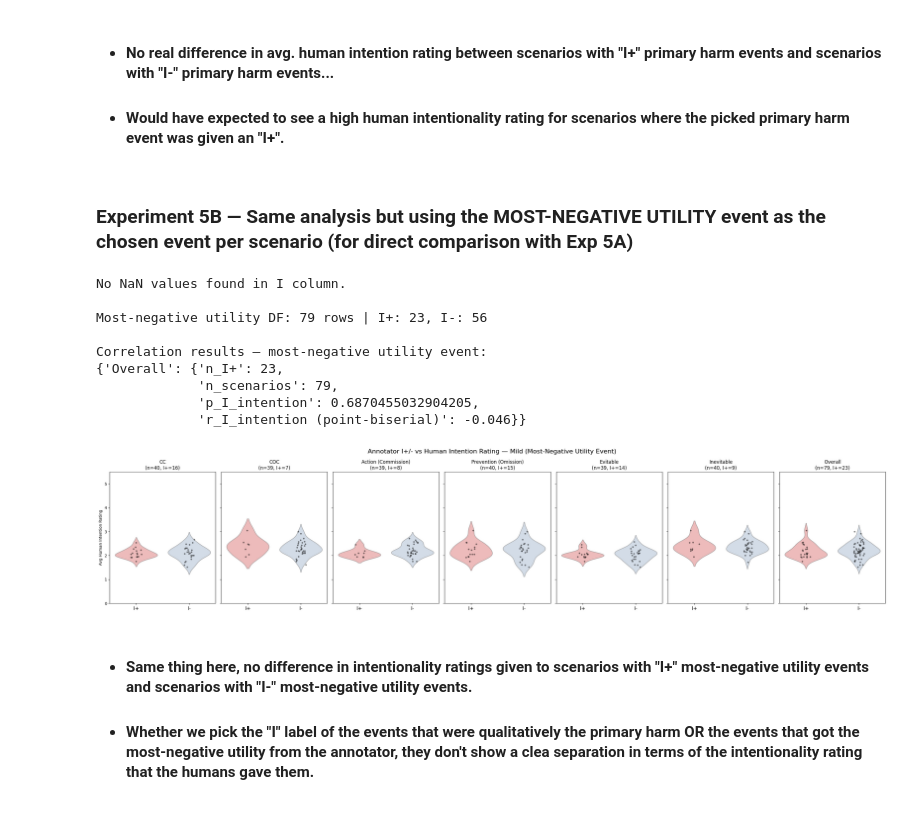
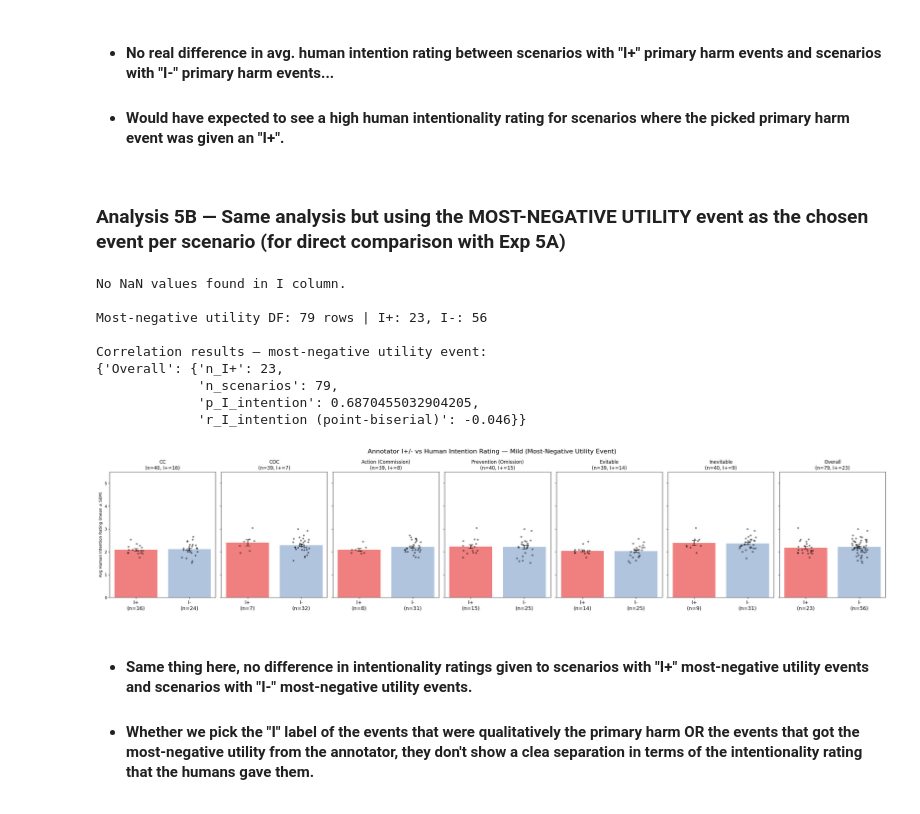
Before and after one commit to AIObjectives/graph_extract, a Jupyter notebook: analysis/franken/pre-portobello-shutdown-exp1-state/analyze_franken_may2026_o1o2.ipynb, the cells around one changed output. Cells and saved outputs as stored; diff of their text form; code cells hidden in the pictures.

Commit message:
added revised ntbk; franken full re-run ongoing, need to add deontology read-in to analyis_utility_funcs

```diff
--- a/analysis/franken/pre-portobello-shutdown-exp1-state/analyze_franken_may2026_o1o2.ipynb
+++ b/analysis/franken/pre-portobello-shutdown-exp1-state/analyze_franken_may2026_o1o2.ipynb
@@ -633,29 +676,21 @@ for group_name, group_df in {"Overall": qualitative_scenario_df}.items():
 print("\nCorrelation results — qualitative primary harm picks:")
 pprint.pprint(correlation_results_qualitative)
 
-# --- Visualization (violin/strip) ---
+# --- Visualization: bar (mean) + SEM error bars + jittered individual points ---
 fig, axs = plt.subplots(1, 7, figsize=(28, 6), sharey=True)
-palette = {"I+": "lightcoral", "I-": "lightsteelblue"}
 
 for ax, (group_name, group_df) in zip(axs, groups.items()):
     group_df = group_df.dropna(subset=["avg_intention_rating"]).copy()
     n_iplus = int(group_df["I_binary"].sum())
 
-    if group_df["I_binary"].nunique() < 2:
-        r_pb, p_pb = float("nan"), float("nan")
-        r_str, p_str = "nan", "nan"
-    else:
-        r_pb, p_pb = pointbiserialr(group_df["I_binary"], group_df["avg_intention_rating"])
-        r_str, p_str = f"{r_pb:.2f}", f"{p_pb:.3f}"
+    iplus_vals  = group_df[group_df["I_label"] == "I+"]["avg_intention_rating"]
+    iminus_vals = group_df[group_df["I_label"] == "I-"]["avg_intention_rating"]
 
-    sns.violinplot(data=group_df, x="I_label", y="avg_intention_rating",
-                   palette=palette, hue="I_label", order=["I+", "I-"], inner=None, ax=ax, alpha=0.6)
-    sns.stripplot(data=group_df, x="I_label", y="avg_intention_rating",
-                  order=["I+", "I-"], color="black", size=4, jitter=True, ax=ax, alpha=0.5)
+    bar_dot_sem(ax, {"I+": iplus_vals, "I-": iminus_vals}, colors=["lightcoral", "lightsteelblue"])
 
     ax.set_title(f"{group_name}\n(n={len(group_df)}, I+={n_iplus})", fontsize=12)
     ax.set_xlabel("")
-    ax.set_ylabel("Avg Human Intention Rating" if ax is axs[0] else "")
+    ax.set_ylabel("Avg Human Intention Rating (mean ± SEM)" if ax is axs[0] else "")
     ax.set_ylim(0, 5.5)
     ax.tick_params(axis='x', labelsize=13)
 
@@ -676,10 +711,11 @@ Correlation results — qualitative primary harm picks:
 
 - #### **Would have expected to see a high human intentionality rating for scenarios where the picked primary harm event was given an "I+".**
 # %% [markdown]
-### Experiment 5B — Same analysis but using the MOST-NEGATIVE UTILITY event as the chosen event per scenario (for direct comparison with Exp 5A)
+### Analysis 5B — Same analysis but using the MOST-NEGATIVE UTILITY event as the chosen event per scenario (for direct comparison with Exp 5A)
 # %%
 import ast
 import re
+from scipy.stats import pearsonr, pointbiserialr
 
 # Load compact CSV (one row per scenario, list columns stored as strings)
 compact_df = pd.read_csv("mild_FRANKEN_compact_df.csv")
@@ -754,46 +790,39 @@ for group_name, group_df in {"Overall": most_negative_df}.items():
 
 print("\nCorrelation results — most-negative utility event:")
 pprint.pprint(correlation_results_mn)
 
-# --- Visualization (violin/strip) ---
+# --- Visualization: bar (mean) + SEM error bars + jittered individual points ---
 fig, axs = plt.subplots(1, 7, figsize=(28, 6), sharey=True)
-palette = {"I+": "lightcoral", "I-": "lightsteelblue"}
 
 for ax, (group_name, group_df) in zip(axs, groups_mn.items()):
     group_df = group_df.dropna(subset=["avg_intention_rating"]).copy()
     n_iplus = int(group_df["I_binary"].sum())
 
-    if group_df["I_binary"].nunique() < 2:
-        r_str, p_str = "nan", "nan"
-    else:
-        r_pb, p_pb = pointbiserialr(group_df["I_binary"], group_df["avg_intention_rating"])
-        r_str, p_str = f"{r_pb:.2f}", f"{p_pb:.3f}"
+    iplus_vals  = group_df[group_df["I_label"] == "I+"]["avg_intention_rating"]
+    iminus_vals = group_df[group_df["I_label"] == "I-"]["avg_intention_rating"]
 
-    sns.violinplot(data=group_df, x="I_label", y="avg_intention_rating",
-                   palette=palette, hue="I_label", order=["I+", "I-"], inner=None, ax=ax, alpha=0.6)
-    sns.stripplot(data=group_df, x="I_label", y="avg_intention_rating",
-                  order=["I+", "I-"], color="black", size=4, jitter=True, ax=ax, alpha=0.5)
+    bar_dot_sem(ax, {"I+": iplus_vals, "I-": iminus_vals}, colors=["lightcoral", "lightsteelblue"])
 
     ax.set_title(f"{group_name}\n(n={len(group_df)}, I+={n_iplus})", fontsize=12)
     ax.set_xlabel("")
-    ax.set_ylabel("Avg Human Intention Rating" if ax is axs[0] else "")
+    ax.set_ylabel("Avg Human Intention Rating (mean ± SEM)" if ax is axs[0] else "")
     ax.set_ylim(0, 5.5)
     ax.tick_params(axis='x', labelsize=13)
 
 plt.suptitle("Annotator I+/- vs Human Intention Rating — Mild (Most-Negative Utility Event)", fontsize=16)
 plt.tight_layout()
 plt.show()
 # %% [output]
 No NaN values found in I column.
 
 Most-negative utility DF: 79 rows | I+: 23, I-: 56
 
 Correlation results — most-negative utility event:
 {'Overall': {'n_I+': 23,
              'n_scenarios': 79,
              'p_I_intention': 0.6870455032904205,
              'r_I_intention (point-biserial)': -0.046}}
-[figure, old version]
+[figure, new version]
 # %% [markdown]
 - #### Same thing here, no difference in intentionality ratings given to scenarios with "I+" most-negative utility events and scenarios with "I-" most-negative utility events.
 
```
Also changed, not shown: parts of 21 cells of this notebook, 4 other files.
